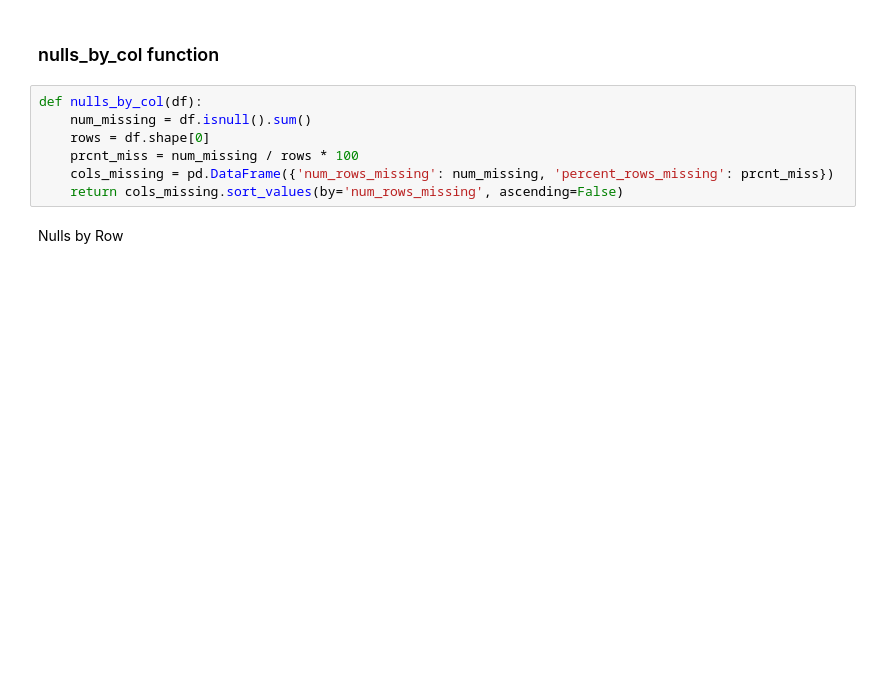
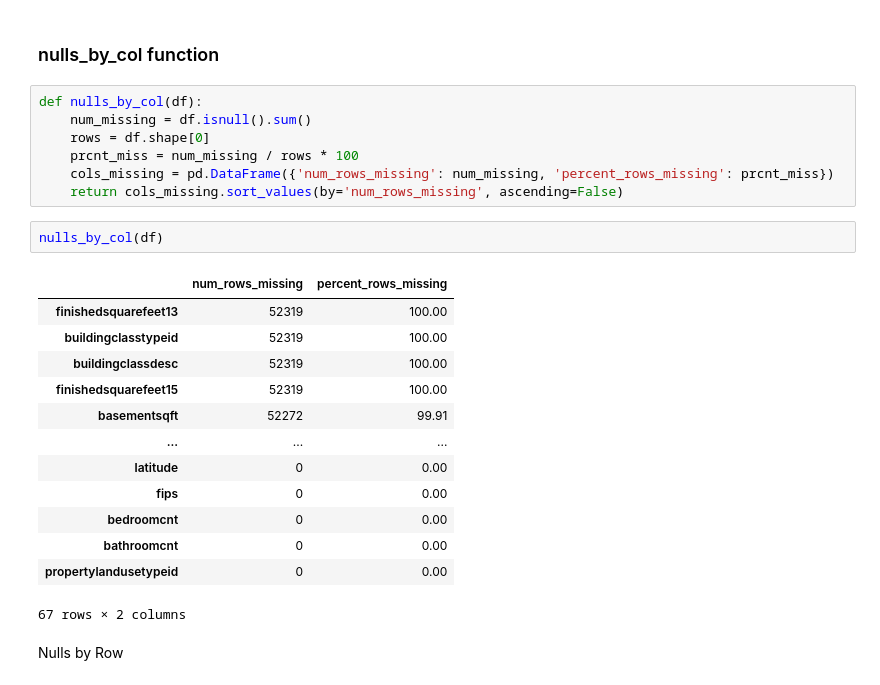
Before and after one commit to tim-keriazes/clustering_exercises, a Jupyter notebook: clustering_exercises_wrangle.ipynb, the cells around one changed output. Cells and saved outputs as stored; diff of their text form; blank space fills up the shorter version.

```diff
--- a/clustering_exercises_wrangle.ipynb
+++ b/clustering_exercises_wrangle.ipynb
@@ -243,6 +286,22 @@ def nulls_by_col(df):
     prcnt_miss = num_missing / rows * 100
     cols_missing = pd.DataFrame({'num_rows_missing': num_missing, 'percent_rows_missing': prcnt_miss})
     return cols_missing.sort_values(by='num_rows_missing', ascending=False)
+# %%
+nulls_by_col(df)
+# %% [output]
+|  | num_rows_missing | percent_rows_missing |
+| finishedsquarefeet13 | 52319 | 100.00 |
+| buildingclasstypeid | 52319 | 100.00 |
+| buildingclassdesc | 52319 | 100.00 |
+| finishedsquarefeet15 | 52319 | 100.00 |
+| basementsqft | 52272 | 99.91 |
+| ... | ... | ... |
+| latitude | 0 | 0.00 |
+| fips | 0 | 0.00 |
+| bedroomcnt | 0 | 0.00 |
+| bathroomcnt | 0 | 0.00 |
+| propertylandusetypeid | 0 | 0.00 |
+67 rows × 2 columns
 # %% [markdown]
 Nulls by Row
 # %%
```
Also changed, not shown: parts of 82 cells of this notebook.
